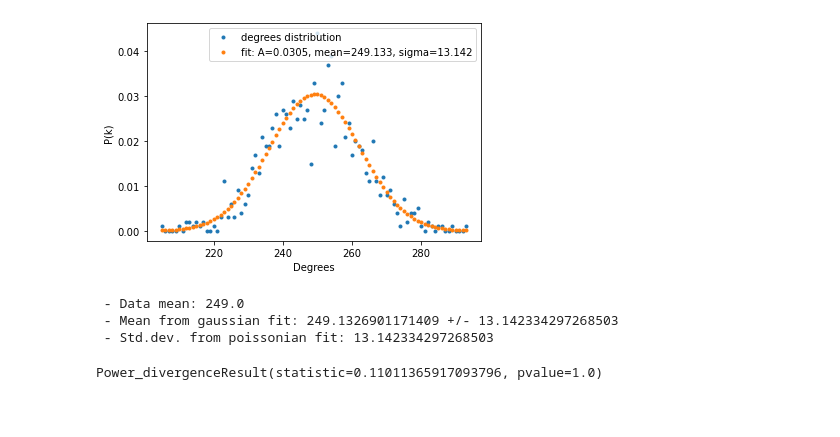
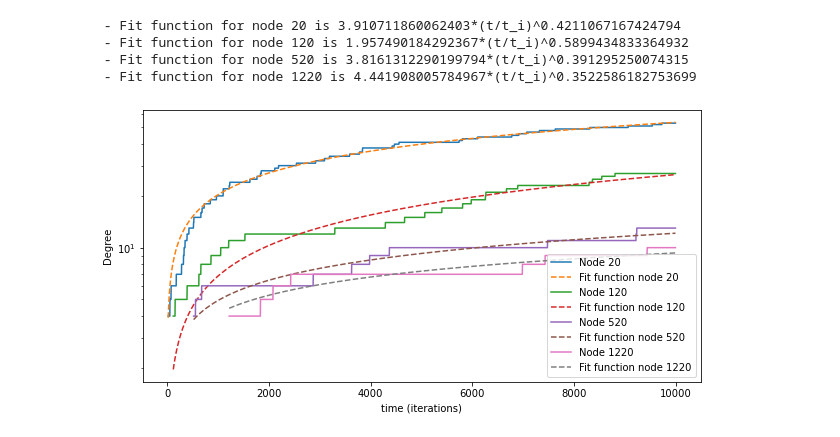
Before and after one commit to Ferri-00/Esame-Complessi, a Jupyter notebook: NetworkProperty.ipynb, the cells around one changed output. Cells and saved outputs as stored; diff of their text form; code cells hidden in the pictures; blank space fills up the shorter version.

```diff
--- a/NetworkProperty.ipynb
+++ b/NetworkProperty.ipynb
@@ -45,4 +11,0 @@ import matplotlib.pyplot as plt
-# %%
-t = [10, 50,100,300,500,1000,1e4, 1e5]
-k_i=[[]]
-p_k=[]
@@ -100,5 +196,9 @@ def barabasi_albert_analysis(n, m, seed=None, initial_graph=None, t=[], k_i=[[]]
 # %%
-n=1e6
-m=4
-BA = barabasi_albert_analysis(n,m, t=t, k_i=k_i, p_k = p_k)
+N = int(5e4)
+M = 4
+
+N0 = 20
+# BA = barabasi_albert_analysis(n,m, t=t, k_i=k_i, p_k = p_k)
+# %%
+nodes = [20, 120, 520, 1220]
 # %%
@@ -208,32 +223,34 @@ Text(0, 0.5, 'P(k)')
-# %%
-def gaus_law(x, a, mu=0, sigma=1):
-    return a*np.exp(-(x-mu)**2/(2*sigma**2))
-
-poptGaus, pcovGaus = curve_fit(gaus_law, k, p,
-                                         p0 = [1,k_mean, 1])
-
-fit_function = gaus_law(k, *poptGaus)
-
-fig, ax = plt.subplots()
-ax.plot(k, p, '.', label = 'degrees distribution')
-ax.set_xlabel("Degrees")
-ax.set_ylabel("P(k)")
-ax.plot(k, fit_function, '.',
-               label = f"fit: A={round(poptGaus[0],4)}, mean={round(poptGaus[1],3)}, sigma={round(poptGaus[2],3)}")
-ax.legend()
-
-plt.show()
-
-
-
-print(" - Data mean:", k_mean)
-print(" - Mean from gaussian fit:", poptGaus[1], '+/-', poptGaus[2])
-print(" - Std.dev. from poissonian fit:", poptGaus[2])
-
-stats.chisquare(p,fit_function)
-# %% [output]
-[figure, removed]
- - Data mean: 249.0
- - Mean from gaussian fit: 249.1326901171409 +/- 13.142334297268503
- - Std.dev. from poissonian fit: 13.142334297268503
-Power_divergenceResult(statistic=0.11011365917093796, pvalue=1.0)
+# %%
+def degree_growth_rate(x, m, a):
+    return m*np.power(x, a)
+
+popt = [0]*len(nodes)
+pcov = [0]*len(nodes)
+
+fig, ax = plt.subplots(figsize = (10, 5))
+
+for i in range(len(nodes)):
+    x = [time for time, k in k_i[i]]
+    y = [k for time, k in k_i[i]]
+
+    plt.plot(x, y, '-', label = f"Node {nodes[i]}")
+
+    popt[i], pcov[i] = curve_fit(degree_growth_rate, [xi/x[0] for xi in x], y)
+    plt.plot(x, degree_growth_rate([xi/x[0] for xi in x], *popt[i]), '--', label = f"Fit function node {nodes[i]}")
+    print(f" - Fit function for node {nodes[i]} is {popt[i][0]}*(t/t_i)^{popt[i][1]}")
+#     print(stats.chisquare(y, degree_growth_rate(x, *popt[i])))
+
+ax.set_xlabel("time (iterations)")
+ax.set_ylabel("Degree")
+ax.legend()
+
+# plt.xscale('log')
+plt.yscale('log')
+
+plt.show()
+# %% [output]
+ - Fit function for node 20 is 3.910711860062403*(t/t_i)^0.4211067167424794
+ - Fit function for node 120 is 1.957490184292367*(t/t_i)^0.5899434833364932
+ - Fit function for node 520 is 3.8161312290199794*(t/t_i)^0.391295250074315
+ - Fit function for node 1220 is 4.441908005784967*(t/t_i)^0.3522586182753699
+[figure, added]
```
Also changed, not shown: parts of 17 cells of this notebook.
